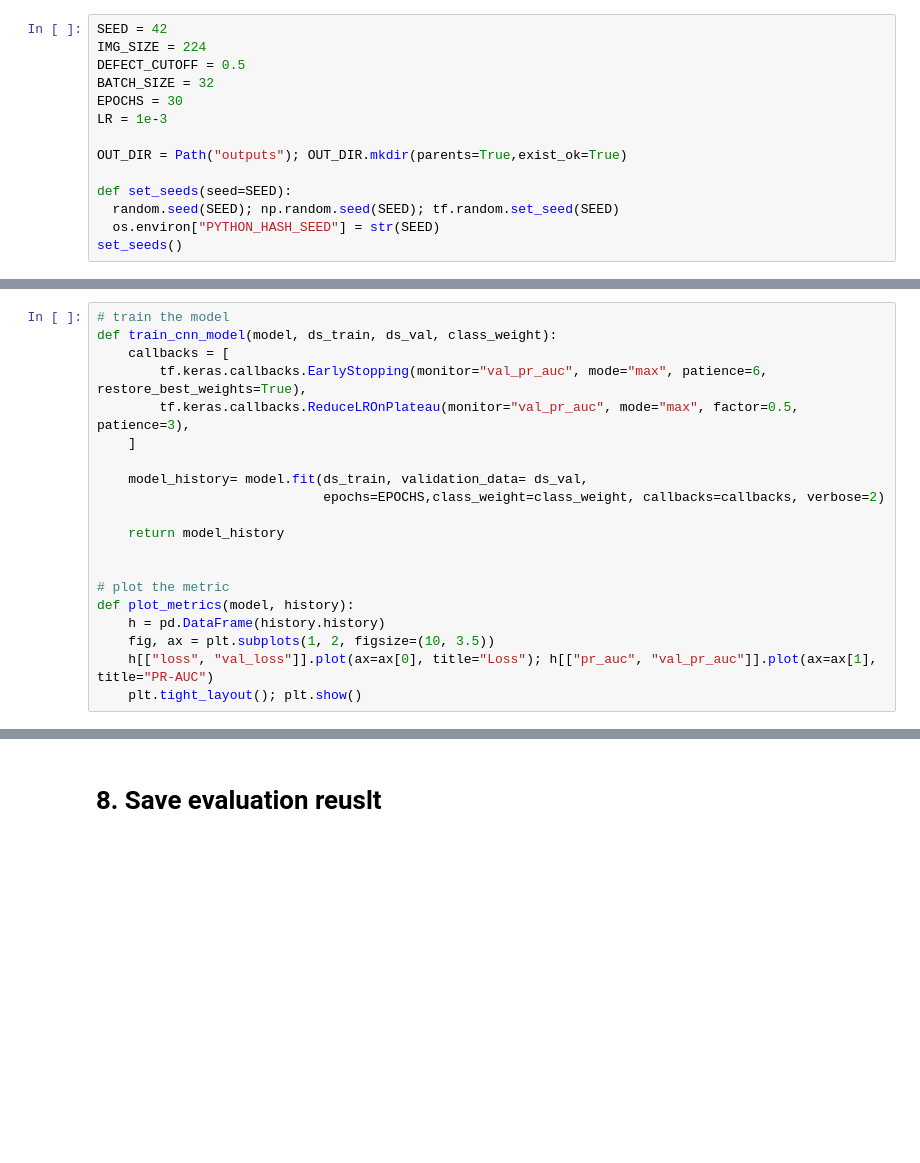
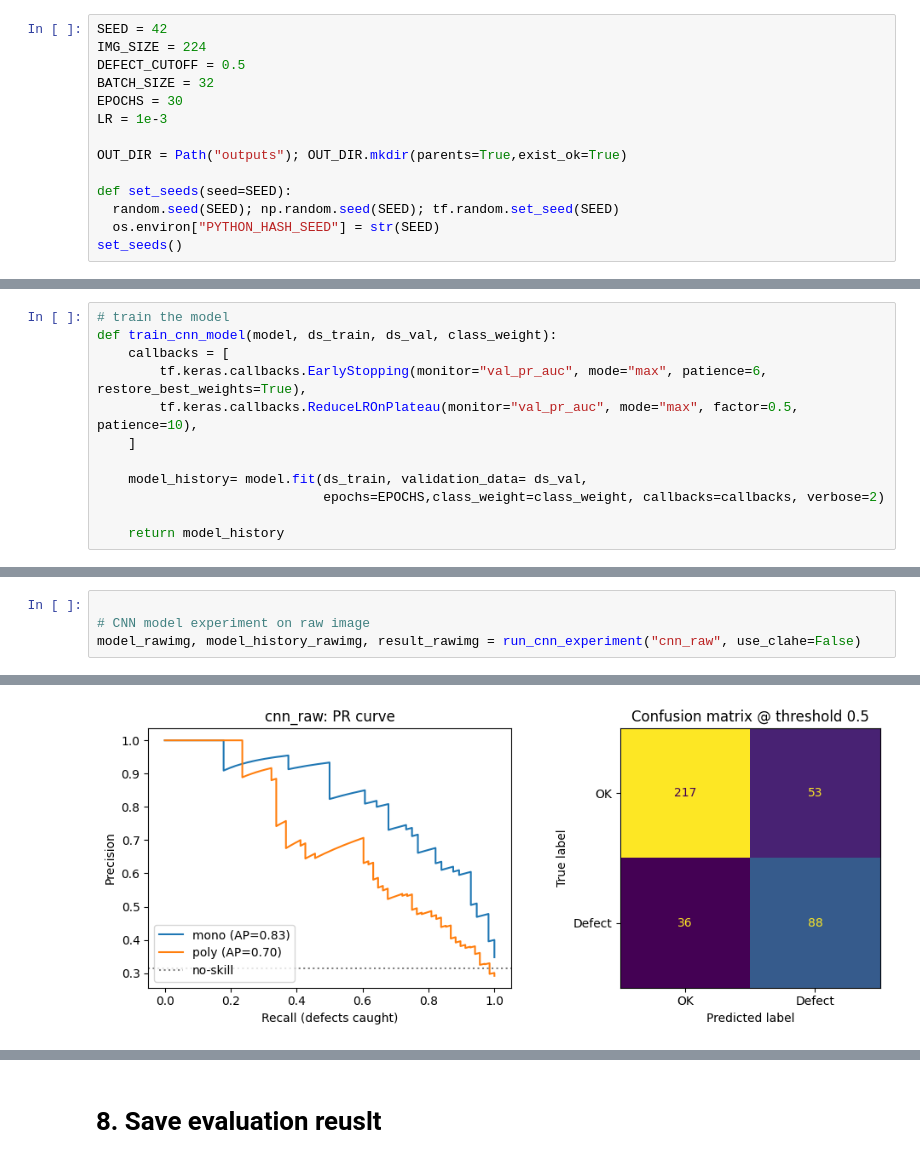
Before and after one commit to OctaviaMay/solar-el-defect-inspection, a Jupyter notebook: notebooks/02_model_experiments.ipynb, the cells around one changed output, grey strips where cells are left out. Saved outputs shown, nothing was run; the diff lists cells and outputs as text; blank space fills up the shorter version.

```diff
--- a/notebooks/02_model_experiments.ipynb
+++ b/notebooks/02_model_experiments.ipynb
@@ -130,18 +134,10 @@ ds_test = create_dataset(test_df, shuffle=False)
 def train_cnn_model(model, ds_train, ds_val, class_weight):
     callbacks = [
         tf.keras.callbacks.EarlyStopping(monitor="val_pr_auc", mode="max", patience=6, restore_best_weights=True),
-        tf.keras.callbacks.ReduceLROnPlateau(monitor="val_pr_auc", mode="max", factor=0.5, patience=3),
+        tf.keras.callbacks.ReduceLROnPlateau(monitor="val_pr_auc", mode="max", factor=0.5, patience=10),
     ]
 
     model_history= model.fit(ds_train, validation_data= ds_val,
                              epochs=EPOCHS,class_weight=class_weight, callbacks=callbacks, verbose=2)
 
     return model_history
-
-
-# plot the metric
-def plot_metrics(model, history):
-    h = pd.DataFrame(history.history)
-    fig, ax = plt.subplots(1, 2, figsize=(10, 3.5))
-    h[["loss", "val_loss"]].plot(ax=ax[0], title="Loss"); h[["pr_auc", "val_pr_auc"]].plot(ax=ax[1], title="PR-AUC")
-    plt.tight_layout(); plt.show()
@@ -186,0 +212,5 @@ val_score_cnn = model_cnn.predict(ds_val, verbose=0).ravel()
+# %%
+
+# CNN model experiment on raw image
+model_rawimg, model_history_rawimg, result_rawimg = run_cnn_experiment("cnn_raw", use_clahe=False)
+# %% [output]
@@ -186,0 +234 @@ val_score_cnn = model_cnn.predict(ds_val, verbose=0).ravel()
+[figure, added]
```
Also changed, not shown: parts of 35 cells of this notebook, 15 other files.
